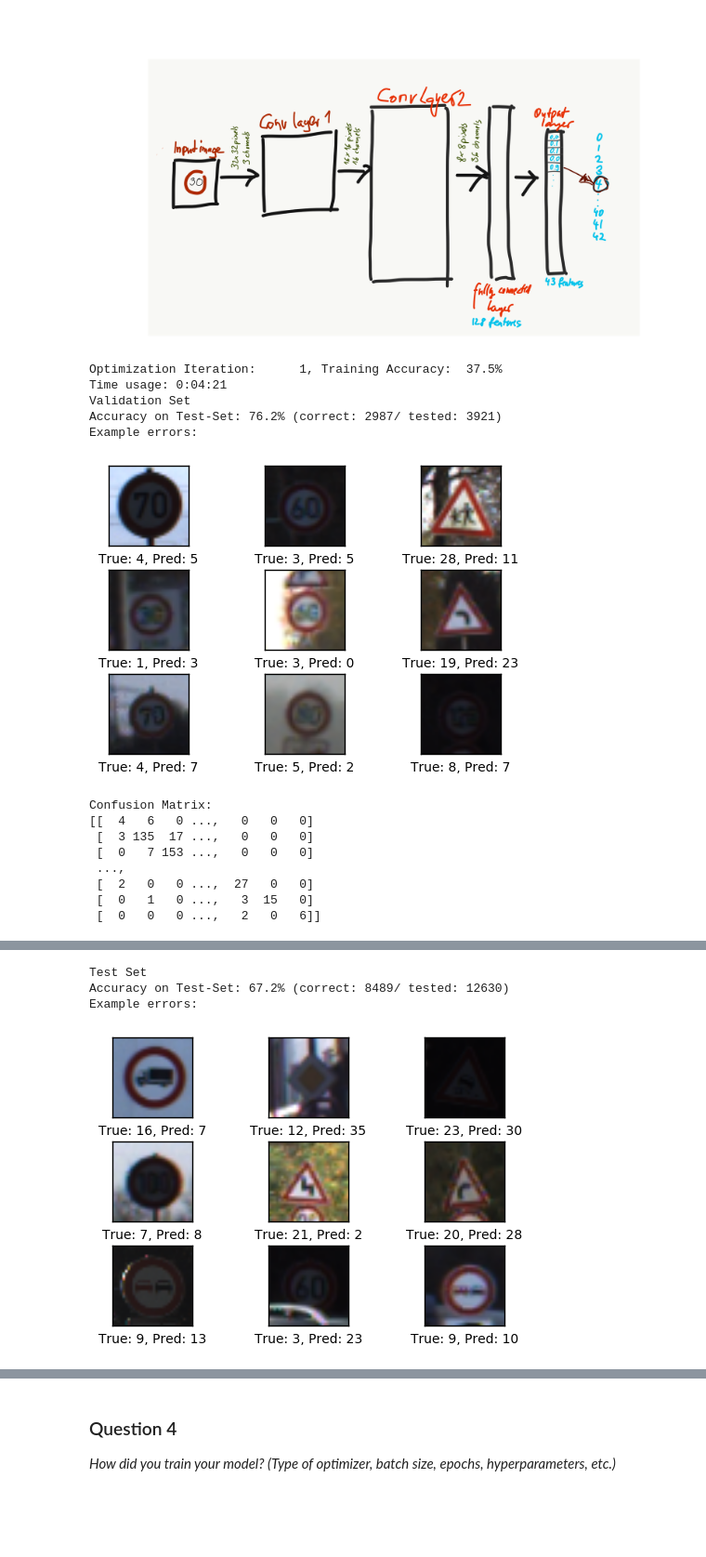
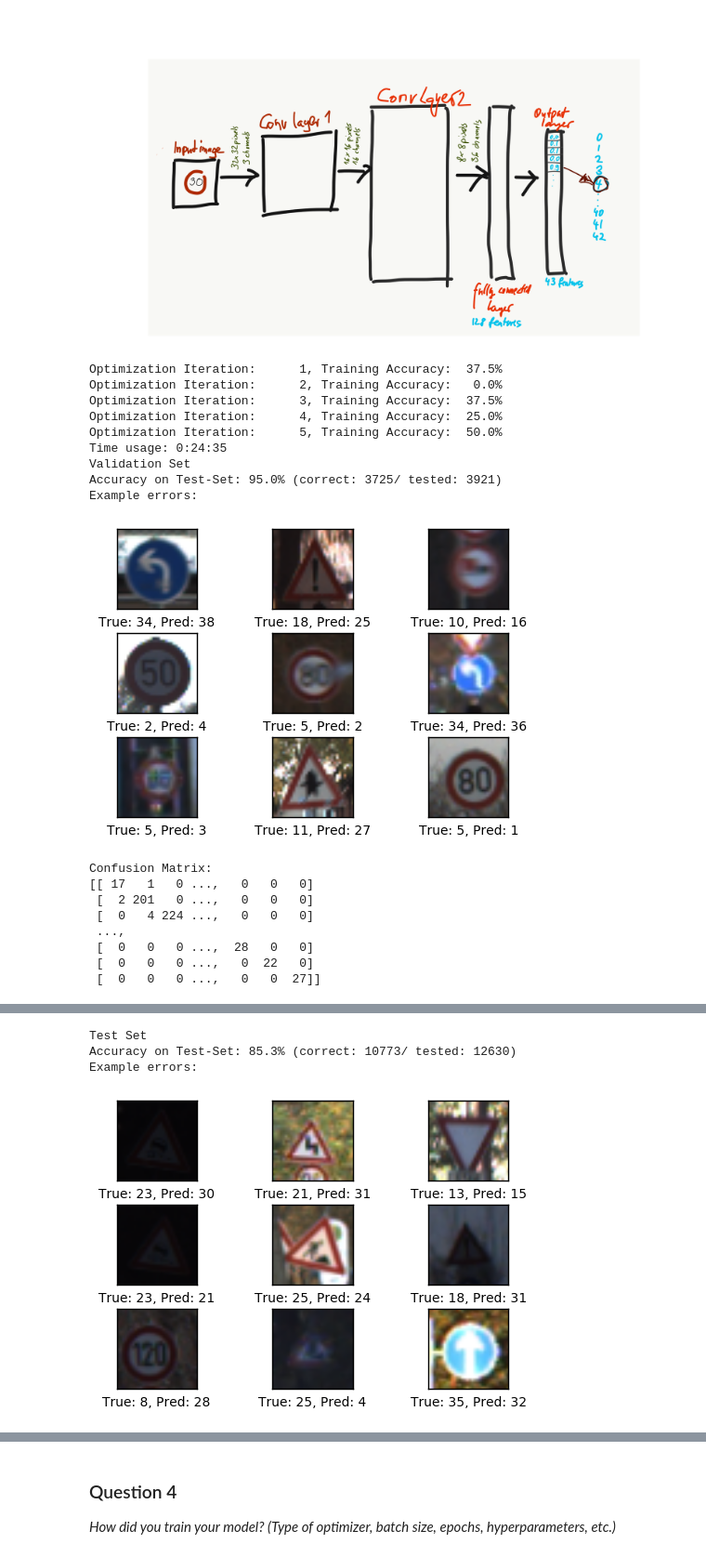
Before and after one commit to klemense1/traffic-signs, a Jupyter notebook: Traffic_Signs_Recognition.ipynb, the cells around one changed output, grey strips where cells are left out. Shown at 93% size. Cells and saved outputs as stored; diff of their text form; code cells hidden in the pictures; blank space fills up the shorter version.

```diff
--- a/Traffic_Signs_Recognition.ipynb
+++ b/Traffic_Signs_Recognition.ipynb
@@ -743,34 +745,38 @@ def batches(batch_size, features, labels):
 # %%
 ### Tensor Flow Run
 session = tf.Session()
 
 session.run(tf.initialize_all_variables())
 
 # split training data into batches that are then feeded into the network
 train_batch_size = 64
 
 # run optimization
-optimize(X_train, y_train_hot_encoded, train_batch_size, 1)
+optimize(X_train, y_train_hot_encoded, train_batch_size, 5)
 
 print('Validation Set')
 print_test_accuracy(X_val, y_val, y_val_hot_encoded, y_pred_cls, n_classes, show_example_errors=True, show_confusion_matrix=True)
 
 print('Test Set')
 print_test_accuracy(X_test, y_test, y_test_hot_encoded, y_pred_cls, n_classes, show_example_errors=True, show_confusion_matrix=True)
 
 #session.close()
 # %% [output]
 Optimization Iteration:      1, Training Accuracy:  37.5%
-Time usage: 0:04:21
+Optimization Iteration:      2, Training Accuracy:   0.0%
+Optimization Iteration:      3, Training Accuracy:  37.5%
+Optimization Iteration:      4, Training Accuracy:  25.0%
+Optimization Iteration:      5, Training Accuracy:  50.0%
+Time usage: 0:24:35
 Validation Set
-Accuracy on Test-Set: 76.2% (correct: 2987/ tested: 3921)
+Accuracy on Test-Set: 95.0% (correct: 3725/ tested: 3921)
 Example errors:
-[figure, old version]
+[figure, new version]
 Confusion Matrix:
-[[  4   6   0 ...,   0   0   0]
- [  3 135  17 ...,   0   0   0]
- [  0   7 153 ...,   0   0   0]
+[[ 17   1   0 ...,   0   0   0]
+ [  2 201   0 ...,   0   0   0]
+ [  0   4 224 ...,   0   0   0]
  ...,
- [  2   0   0 ...,  27   0   0]
- [  0   1   0 ...,   3  15   0]
- [  0   0   0 ...,   2   0   6]]
+ [  0   0   0 ...,  28   0   0]
+ [  0   0   0 ...,   0  22   0]
+ [  0   0   0 ...,   0   0  27]]
@@ -778,5 +784,5 @@ Confusion Matrix:
 Test Set
-Accuracy on Test-Set: 67.2% (correct: 8489/ tested: 12630)
+Accuracy on Test-Set: 85.3% (correct: 10773/ tested: 12630)
 Example errors:
-[figure, old version]
+[figure, new version]
 Confusion Matrix:
```
Also changed, not shown: parts of 13 cells of this notebook, 1 other file.
